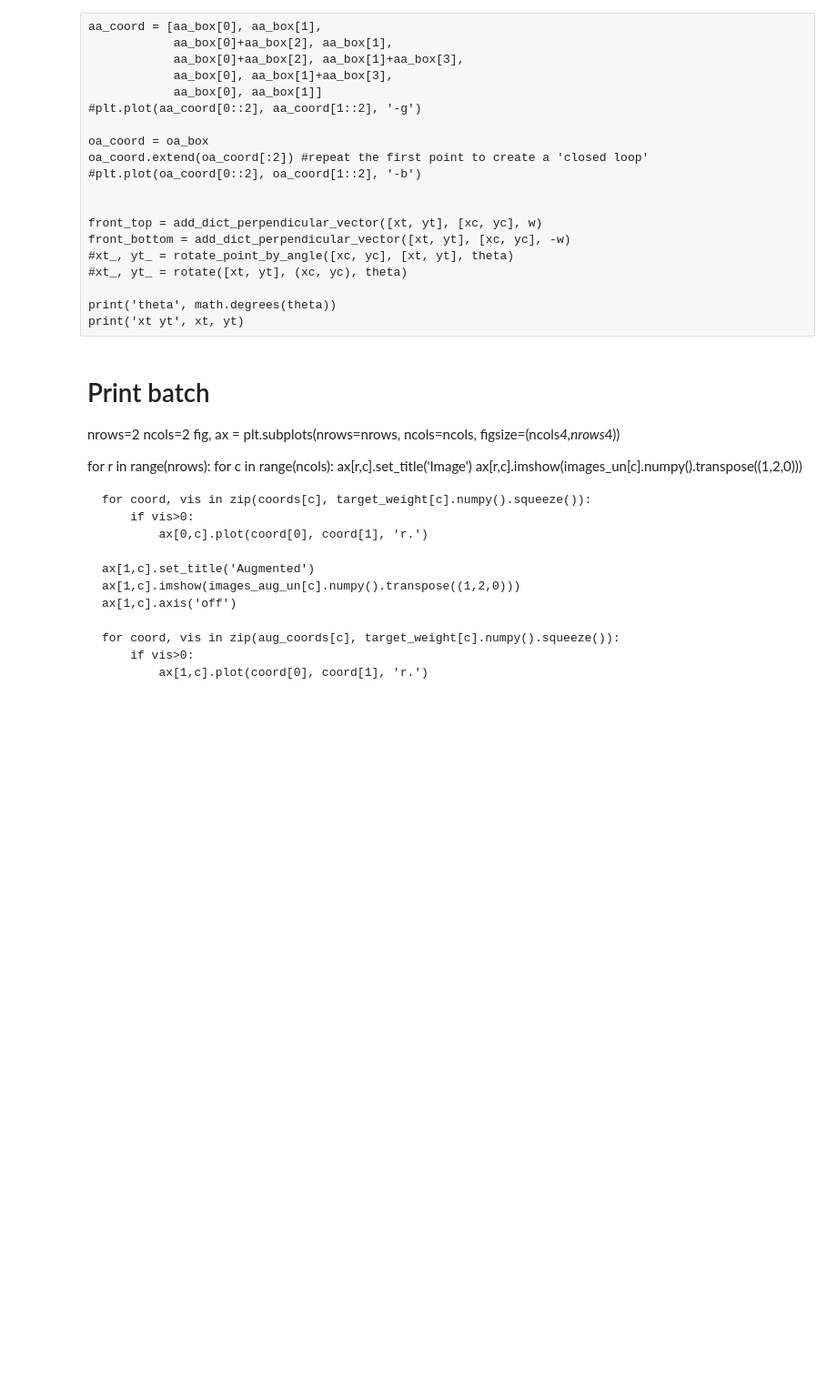
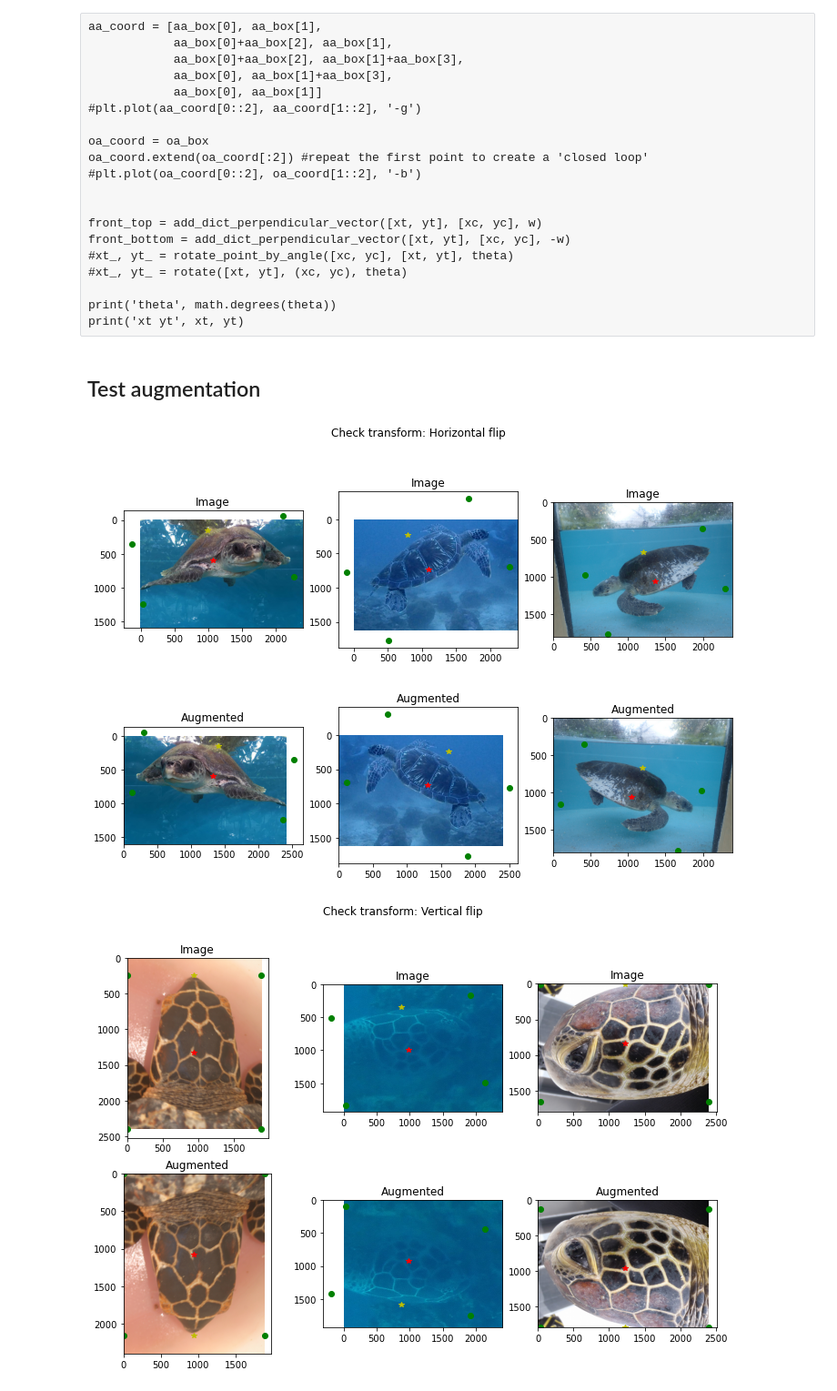
Before and after one commit to WildMeOrg/wbia-plugin-orientation, a Jupyter notebook: Sandbox.ipynb, the cells around one changed output. Shown at 91% size. Drawn from its saved outputs; the diff is of its cells as text; code cells hidden in the pictures; blank space fills up the shorter version.

Commit message:
Image transformations

```diff
--- a/Sandbox.ipynb
+++ b/Sandbox.ipynb
@@ -117,3 +115,12 @@ plt.plot(predicted_oa_box[:,0], predicted_oa_box[:,1], 'go')
+# %%
+def plot_image_coordinates(ax, image, xc, yc, xt, yt, w, theta):
+    predicted_oa_box = get_object_aligned_box(xc, yc, xt, yt, w)
+    predicted_oa_box = np.array(predicted_oa_box)
+
+    ax.imshow(image)
+    ax.plot(xc, yc, 'r*')
+    ax.plot(xt, yt, 'y*')
+    ax.plot(predicted_oa_box[:,0], predicted_oa_box[:,1], 'go')
 # %% [raw]
 aa_coord = [aa_box[0], aa_box[1],
             aa_box[0]+aa_box[2], aa_box[1],
@@ -134,26 +141,5 @@ front_bottom = add_dict_perpendicular_vector([xt, yt], [xc, yc], -w)
 
 print('theta', math.degrees(theta))
 print('xt yt', xt, yt)
-# %% [markdown]
-# Print batch
-nrows=2
-ncols=2
-fig, ax = plt.subplots(nrows=nrows, ncols=ncols, figsize=(ncols*4,nrows*4))
-
-for r in range(nrows):
-    for c in range(ncols):
-        ax[r,c].set_title('Image')
-        ax[r,c].imshow(images_un[c].numpy().transpose((1,2,0)))
-
-
-    for coord, vis in zip(coords[c], target_weight[c].numpy().squeeze()):
-        if vis>0:
-            ax[0,c].plot(coord[0], coord[1], 'r.')
-
-    ax[1,c].set_title('Augmented')
-    ax[1,c].imshow(images_aug_un[c].numpy().transpose((1,2,0)))
-    ax[1,c].axis('off')
-
-    for coord, vis in zip(aug_coords[c], target_weight[c].numpy().squeeze()):
-        if vis>0:
-            ax[1,c].plot(coord[0], coord[1], 'r.')
+# %% [markdown]
+## Test augmentation
@@ -159,0 +148,23 @@ for r in range(nrows):
+# %%
+tf_test = {'Horizontal flip': RandomHorizontalFlip(p=1.),
+           'Vertical flip': RandomVerticalFlip(p=1.),
+           'RandomRotations': RandomRotate(degrees=90),
+            'RandomScale': RandomScale(scale=(0.8, 1.2))}
+# %%
+for name, tf in tf_test.items():
+    fig, ax = plt.subplots(nrows=2, ncols=3, figsize=(3*4, 2*4))
+    fig.suptitle('Check transform: {}'.format(name))
+    for r in range(3):
+        image, xc, yc, xt, yt, w, theta = train_dataset[random.randint(0, len(train_dataset)-1)]
+        plot_image_coordinates(ax[0, r], image, xc, yc, xt, yt, w, theta)
+        ax[0,r].set_title('Image')
+
+        #Apply transformation
+        image, xc, yc, xt, yt, w, theta = tf((image, xc, yc, xt, yt, w, theta))
+        plot_image_coordinates(ax[1, r], image, xc, yc, xt, yt, w, theta)
+        ax[1,r].set_title('Augmented')
+
+plt.tight_layout()
+# %% [output]
+[figure, added]
+[figure, added]
```
Also changed, not shown: parts of 5 cells of this notebook, 4 other files.
